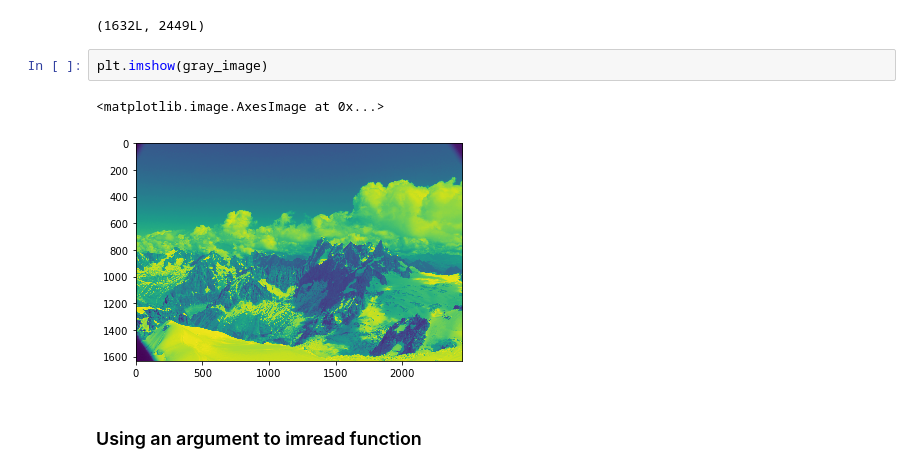
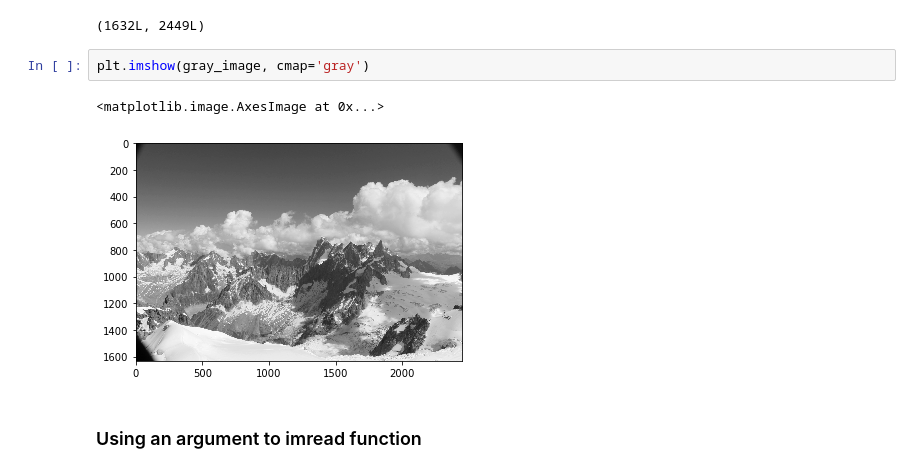
Before and after one commit to mohammed-mohiuddin/OpenCV-Tutorials, a Jupyter notebook: 3. Grayscaling and Plotting openCV images using matplotlib.ipynb, the cells around one changed output. Drawn from its saved outputs; the diff is of its cells as text.

```diff
--- a/3. Grayscaling and Plotting openCV images using matplotlib.ipynb
+++ b/3. Grayscaling and Plotting openCV images using matplotlib.ipynb
@@ -78,10 +78,10 @@ np.shape(gray_image)
 # %% [output]
 (1632L, 2449L)
 # %%
-plt.imshow(gray_image)
+plt.imshow(gray_image, cmap='gray')
 # %% [output]
 <matplotlib.image.AxesImage at 0x...>
-[figure, old version]
+[figure, new version]
 # %% [markdown]
 ### Using an argument to imread function
 # %%
```
Also changed, not shown: parts of 1 cell of this notebook.
